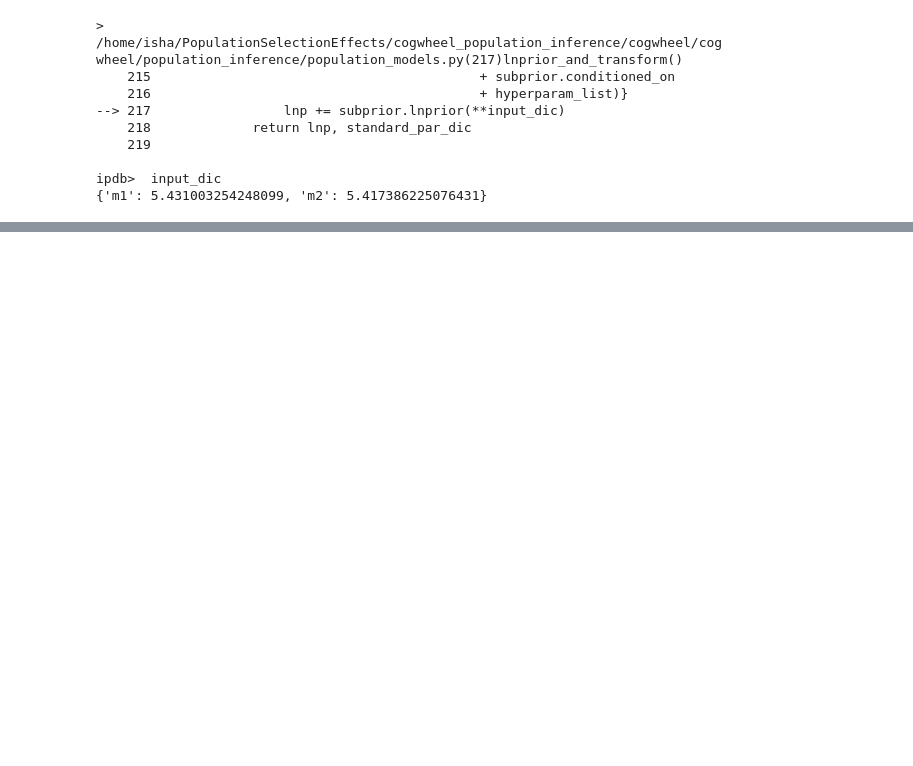
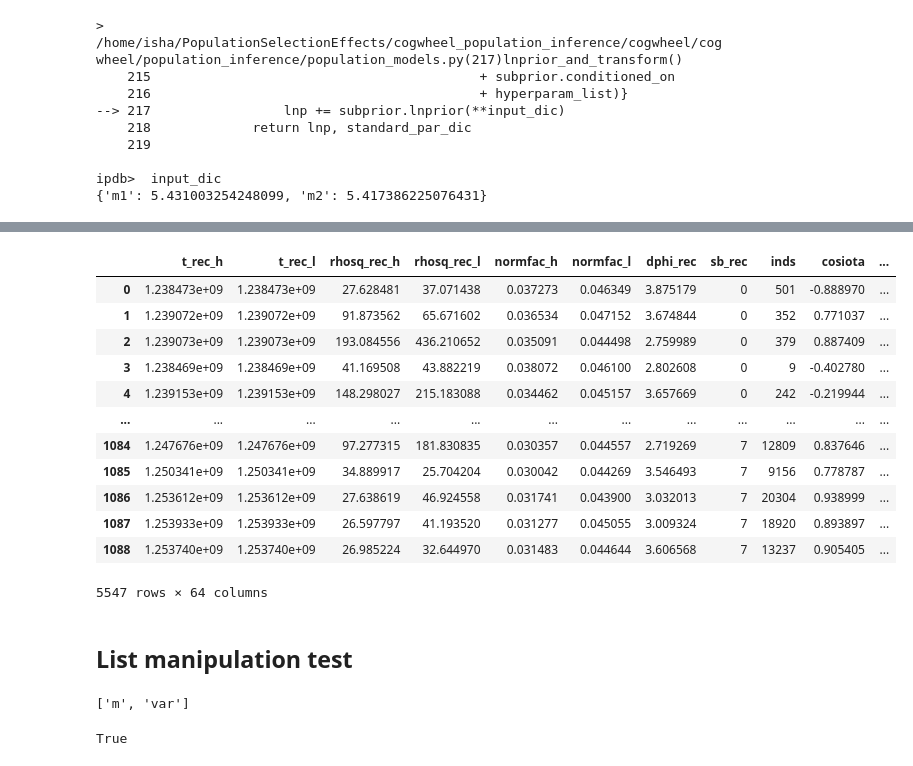
Before and after one commit to isha1810/cogwheel, a Jupyter notebook: cogwheel/population_inference/test_prior-Copy1.ipynb, the cells around one changed output, grey strips where cells are left out. Saved outputs shown, nothing was run; the diff lists cells and outputs as text; code cells hidden in the pictures; blank space fills up the shorter version.

```diff
--- a/cogwheel/population_inference/test_prior-Copy1.ipynb
+++ b/cogwheel/population_inference/test_prior-Copy1.ipynb
@@ -325,0 +722,18 @@ ipdb>  input_dic
+# %%
+injs_summary
+# %% [output]
+|  | t_rec_h | t_rec_l | rhosq_rec_h | rhosq_rec_l | normfac_h | normfac_l | dphi_rec | sb_rec | inds | cosiota | ... |
+| 0 | 1.238473e+09 | 1.238473e+09 | 27.628481 | 37.071438 | 0.037273 | 0.046349 | 3.875179 | 0 | 501 | -0.888970 | ... |
+| 1 | 1.239072e+09 | 1.239072e+09 | 91.873562 | 65.671602 | 0.036534 | 0.047152 | 3.674844 | 0 | 352 | 0.771037 | ... |
+| 2 | 1.239073e+09 | 1.239073e+09 | 193.084556 | 436.210652 | 0.035091 | 0.044498 | 2.759989 | 0 | 379 | 0.887409 | ... |
+| 3 | 1.238469e+09 | 1.238469e+09 | 41.169508 | 43.882219 | 0.038072 | 0.046100 | 2.802608 | 0 | 9 | -0.402780 | ... |
+| 4 | 1.239153e+09 | 1.239153e+09 | 148.298027 | 215.183088 | 0.034462 | 0.045157 | 3.657669 | 0 | 242 | -0.219944 | ... |
+| ... | ... | ... | ... | ... | ... | ... | ... | ... | ... | ... | ... |
+| 1084 | 1.247676e+09 | 1.247676e+09 | 97.277315 | 181.830835 | 0.030357 | 0.044557 | 2.719269 | 7 | 12809 | 0.837646 | ... |
+| 1085 | 1.250341e+09 | 1.250341e+09 | 34.889917 | 25.704204 | 0.030042 | 0.044269 | 3.546493 | 7 | 9156 | 0.778787 | ... |
+| 1086 | 1.253612e+09 | 1.253612e+09 | 27.638619 | 46.924558 | 0.031741 | 0.043900 | 3.032013 | 7 | 20304 | 0.938999 | ... |
+| 1087 | 1.253933e+09 | 1.253933e+09 | 26.597797 | 41.193520 | 0.031277 | 0.045055 | 3.009324 | 7 | 18920 | 0.893897 | ... |
+| 1088 | 1.253740e+09 | 1.253740e+09 | 26.985224 | 32.644970 | 0.031483 | 0.044644 | 3.606568 | 7 | 13237 | 0.905405 | ... |
+5547 rows × 64 columns
+# %% [markdown]
+## List manipulation test
@@ -325,0 +746,8 @@ ipdb>  input_dic
+# %%
+ex_copy
+# %% [output]
+['m', 'var']
+# %%
+set(ex_copy) != set(ex)
+# %% [output]
+True
```
Also changed, not shown: parts of 50 cells of this notebook, 1 other file.
